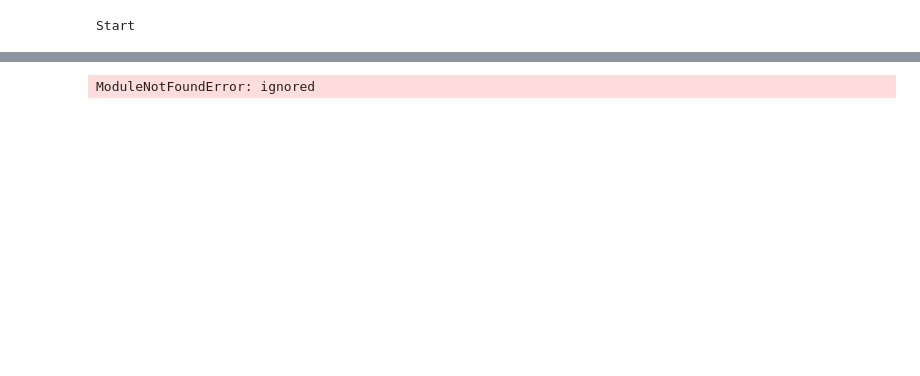
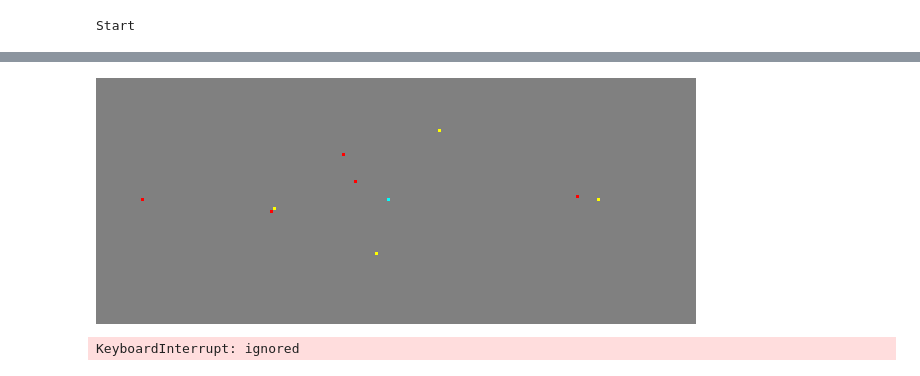
Before and after one commit to volodymyr-d/Holacracy-Constitution-4.1-RUSSIAN, a Jupyter notebook: Football_QLearn.ipynb, the cells around one changed output, grey strips where cells are left out. Saved outputs shown, nothing was run; the diff lists cells and outputs as text; code cells hidden in the pictures; blank space fills up the shorter version.

```diff
--- a/Football_QLearn.ipynb
+++ b/Football_QLearn.ipynb
@@ -293,7 +293,8 @@ for x in (range(50)):
   a1 = 5
   a2 = 0
   obs, rew = env.step([[a1], [a2]])
-  print(obs['reward'])
+  print(obs)
+  break
   print(rew)
   print(obs['observation']['players_raw'][0]['ball'])
   print(obs['observation']['players_raw'][0]['ball_owned_player'])
@@ -327,7 +332,7 @@ def get_field(obs):
 
     for i, player in enumerate(left_team):
       mark = 1
-      if ball_owned_player == i:
+      if ball_owned_player == i and ball_owned_team == 0:
         mark = 5
       point = convert(player)
       field[point[0]][point[1]] = mark
@@ -346,32 +351,33 @@ def render(field):
     im = Image.new('RGB', (200*s, 82*s), (128, 128, 128))
     draw = ImageDraw.Draw(im)
     for x in range(200):
       for y in range(82):
         color = (128, 128, 128)
         if field[x][y] == 1:
           color = (255, 0, 0)
         if field[x][y] == 2:
           color = (255, 255, 0)
         if field[x][y] == 3:
           color = (0, 255, 255)
         if field[x][y] == 5:
           color = (0, 255, 0)
         draw.rectangle(((x-1)*s, (y-1)*s, (x+1)*s, (y+1)*s), fill=color)
 
     output.clear(output_tags='some_outputs')
     with output.use_tags('some_outputs'):
       display(im)
 
-
+env = make("football", configuration={"save_video": True, "scenario_name": "5_vs_5", "running_in_notebook": True})
 env.reset()
 steps = 0
 for x in (range(5000)):
   a1 = 5
   a2 = 0
   obs, rew = env.step([[a1], [a2]])
   field = get_field(obs)
   render(field)
   if env.done:
     break
 # %% [output]
+[figure, added]
-ModuleNotFoundError: ignored
+KeyboardInterrupt: ignored
```
Also changed, not shown: parts of 3 cells of this notebook.
